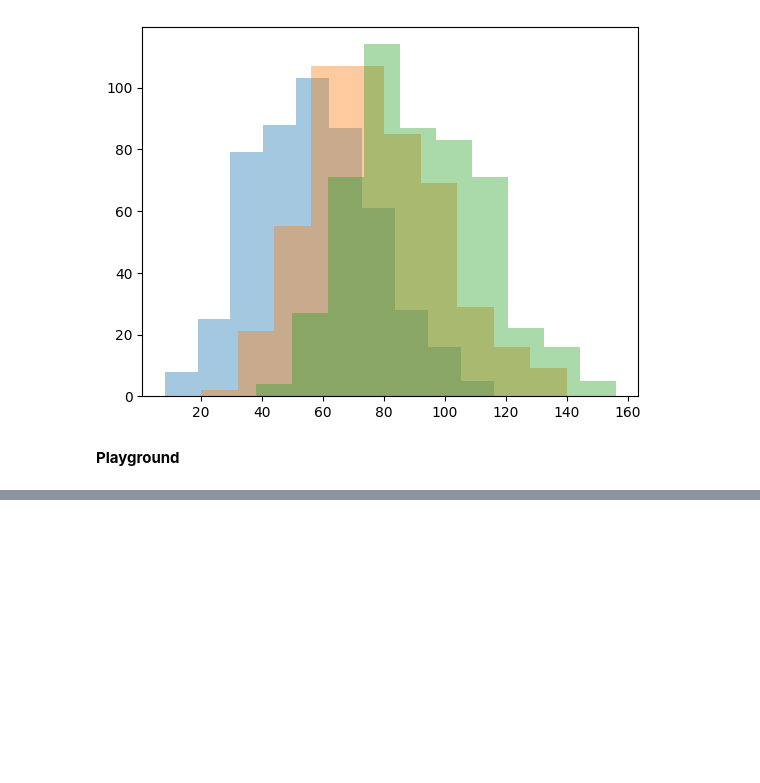
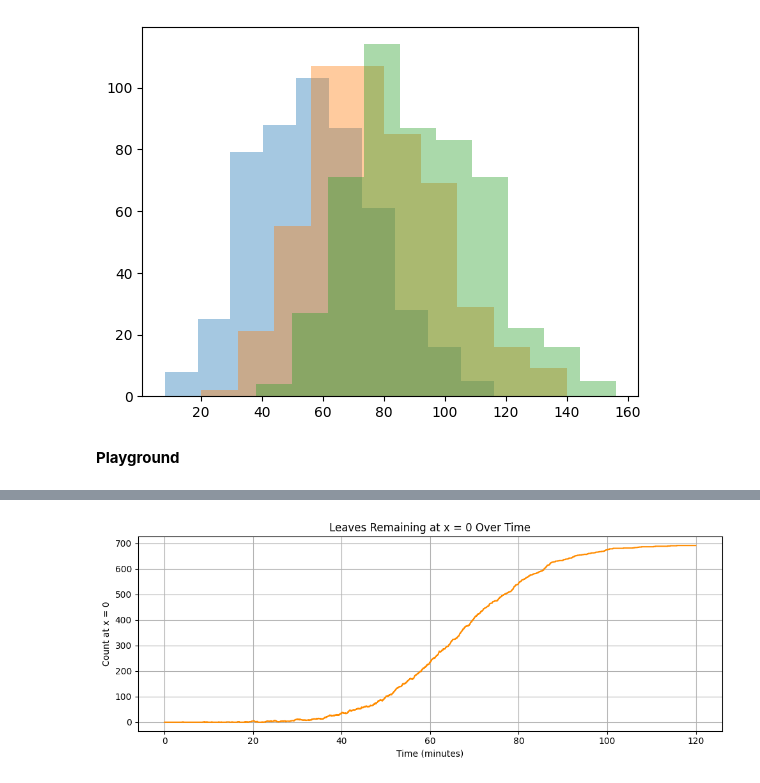
Before and after one commit to kleineidam/LeafTransport, a Jupyter notebook: ants.ipynb, the cells around one changed output, grey strips where cells are left out. Saved outputs shown, nothing was run; the diff lists cells and outputs as text; code cells hidden in the pictures; blank space fills up the shorter version.

```diff
--- a/ants.ipynb
+++ b/ants.ipynb
@@ -133,0 +174,100 @@ plt.show()
+# %%
+import numpy as np
+import matplotlib.pyplot as plt
+from scipy.stats import gaussian_kde
+
+# --- Parameters ---
+duration_seconds = 2 * 60 * 60  # 2 hours
+total_leaves = 1000
+pickup_probability = 0.05
+
+# Time array (seconds)
+time = np.arange(duration_seconds)
+
+# Leaf generation distribution (normal, peaking at 1 hour)
+peak = duration_seconds / 2
+std = duration_seconds / 6
+pdf = np.exp(-0.5 * ((time - peak) / std) ** 2)
+pdf /= pdf.sum()  # normalize
+
+# Allocate leaves per second
+leaves_per_sec = np.random.multinomial(total_leaves, pdf)
+
+# Create start times for each leaf
+start_times = []
+for t, count in enumerate(leaves_per_sec):
+    start_times.extend([t] * count)
+start_times = np.array(start_times)
+num_leaves = len(start_times)
+
+# Initialize leaf states
+positions = np.zeros(num_leaves, dtype=float)
+moving = np.zeros(num_leaves, dtype=bool)
+
+# Tracking
+leaves_at_x0 = []
+snapshots = []
+
+# --- Simulation ---
+for t in range(duration_seconds):
+    motivation = 100 * np.exp(-t / 450)
+
+    # Leaves created so far
+    created_mask = start_times <= t
+
+    # Try to pick up non-moving leaves
+    not_moving_mask = created_mask & (~moving)
+    pickup_trials = np.random.rand(not_moving_mask.sum())
+    pickup_success = pickup_trials < pickup_probability
+    pickup_indices = np.where(not_moving_mask)[0][pickup_success]
+    moving[pickup_indices] = True
+
+    # Move moving leaves probabilistically
+    moving_mask = created_mask & moving
+    move_trials = np.random.rand(moving_mask.sum())
+    move_success = move_trials < (motivation / 100)
+    move_indices = np.where(moving_mask)[0][move_success]
+    positions[move_indices] += 1
+
+    # Track how many leaves are still at x = 0
+    leaves_at_x0.append(np.sum((positions == 0) & created_mask))
+
+    # Save position snapshots every 10 minutes
+    if t % 600 == 0:
+        snapshots.append(positions.copy())
+
+# --- Plot: Leaves at x = 0 over time ---
+plt.figure(figsize=(10, 4))
+plt.plot(time / 60, leaves_at_x0, label="At x = 0", color='darkorange')
+plt.title("Leaves Remaining at x = 0 Over Time")
+plt.xlabel("Time (minutes)")
+plt.ylabel("Count at x = 0")
+plt.grid(True)
+plt.tight_layout()
+plt.show()
+
+# --- Plot: KDEs of leaf positions ---
+plt.figure(figsize=(10, 5))
+colors = ['r', 'g', 'b', 'purple']
+labels = [f"{(i * 10)} min" for i in range(len(snapshots))]
+
+x_vals = np.linspace(0, max(positions) + 10, 1000)
+
+for i, pos in enumerate(snapshots):
+    # Check if data has enough variance for KDE
+    if pos.std() > 1e-5:
+        kde = gaussian_kde(pos)
+        plt.plot(x_vals, kde(x_vals), color=colors[i % len(colors)], label=labels[i])
+    else:
+        # Plot as vertical line if all positions are the same
+        plt.axvline(pos[0], color=colors[i % len(colors)], linestyle='--', label=f"{labels[i]} (static)")
+
+plt.title("Leaf Position Distributions Over Time")
+plt.xlabel("Leaf Position (x)")
+plt.ylabel("Density")
+plt.legend()
+plt.grid(True)
+plt.tight_layout()
+plt.show()
+# %% [output]
+[figure, added]
```
Also changed, not shown: parts of 5 cells of this notebook.
